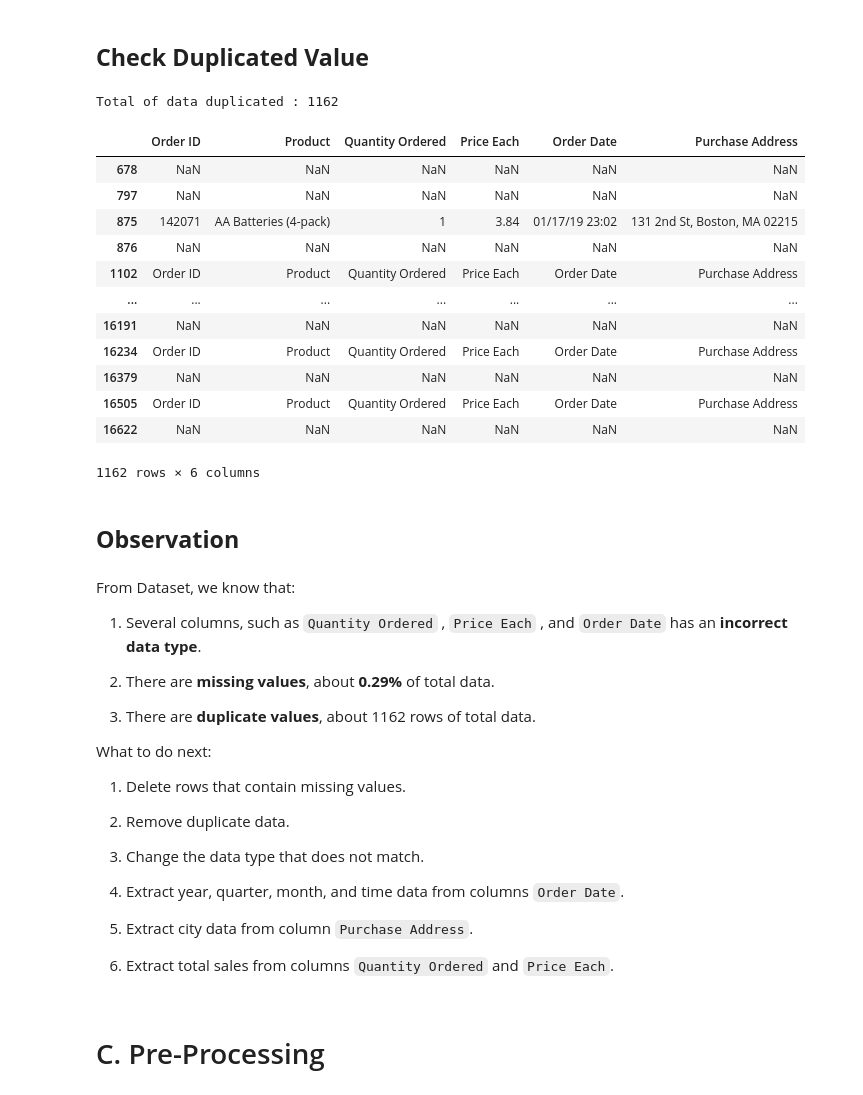
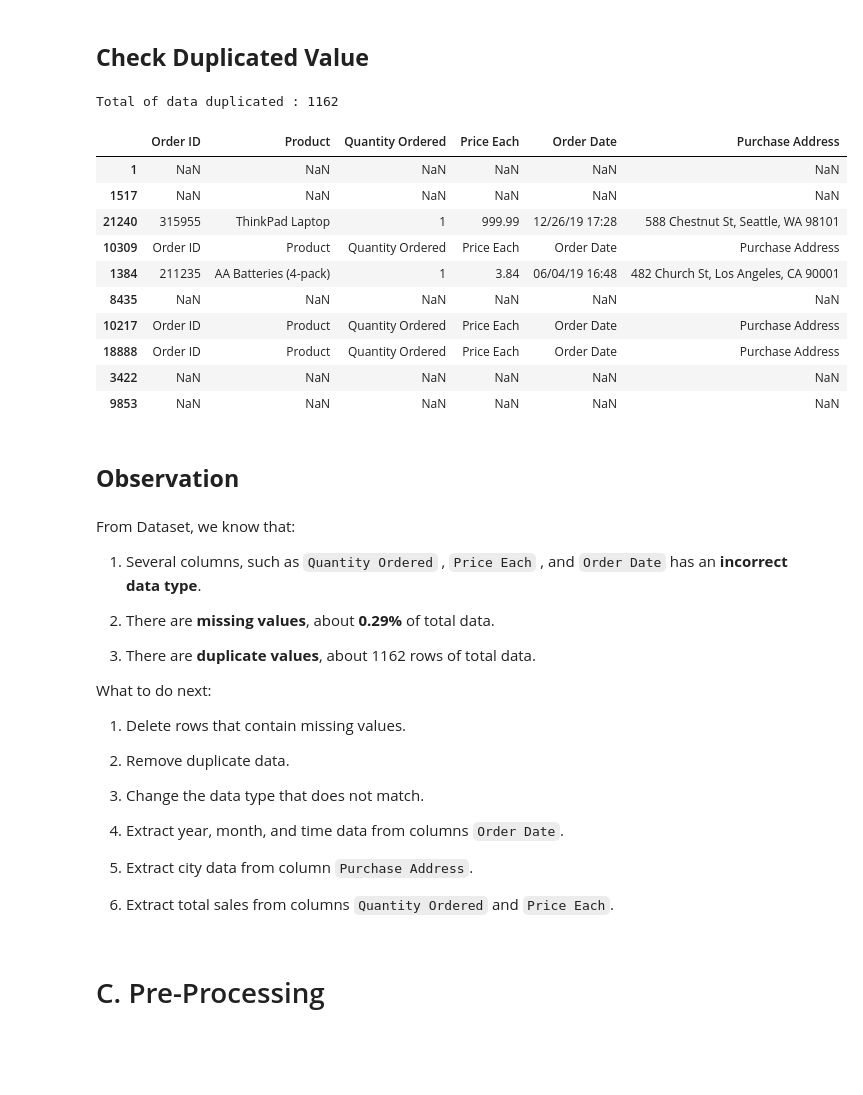
Before and after one commit to abdsyafiq/Sales-Analysis, a Jupyter notebook: Sales_Product_Data.ipynb, the cells around one changed output. Cells and saved outputs as stored; diff of their text form; code cells hidden in the pictures; blank space fills up the shorter version.

```diff
--- a/Sales_Product_Data.ipynb
+++ b/Sales_Product_Data.ipynb
@@ -65,14 +67,14 @@ A target market analysis is an assessment of how your product or service fits in
 # %% [markdown]
 ## **Import and Read Data**
 # %%
-files = [j for j in os.listdir('/content/drive/MyDrive/Apa aja yang gajelas/Sales Product Data/Data')]
+files = [j for j in os.listdir('/content/drive/MyDrive/Analysis/Sales Product Data/Data')]
 
 # let's make a pandas DataFrame
 data_raw = pd.DataFrame()
 
 # makes a loop for concat the data
 for file in files:
-    data = pd.read_csv('/content/drive/MyDrive/Apa aja yang gajelas/Sales Product Data/Data/' + file)
+    data = pd.read_csv('/content/drive/MyDrive/Analysis/Sales Product Data/Data/' + file)
     data_raw  = pd.concat([data_raw , data])
 # %%
 data_raw.sample(10)
@@ -127,22 +129,20 @@ data_null
 ## **Check Duplicated Value**
 # %%
 print('Total of data duplicated :', data_raw.duplicated().sum(), '\n')
-data_raw[data_raw.duplicated()]
+data_raw[data_raw.duplicated()].sample(10)
 # %% [output]
 Total of data duplicated : 1162
 |  | Order ID | Product | Quantity Ordered | Price Each | Order Date | Purchase Address |
-| 678 | NaN | NaN | NaN | NaN | NaN | NaN |
-| 797 | NaN | NaN | NaN | NaN | NaN | NaN |
-| 875 | 142071 | AA Batteries (4-pack) | 1 | 3.84 | 01/17/19 23:02 | 131 2nd St, Boston, MA 02215 |
-| 876 | NaN | NaN | NaN | NaN | NaN | NaN |
-| 1102 | Order ID | Product | Quantity Ordered | Price Each | Order Date | Purchase Address |
-| ... | ... | ... | ... | ... | ... | ... |
-| 16191 | NaN | NaN | NaN | NaN | NaN | NaN |
-| 16234 | Order ID | Product | Quantity Ordered | Price Each | Order Date | Purchase Address |
-| 16379 | NaN | NaN | NaN | NaN | NaN | NaN |
-| 16505 | Order ID | Product | Quantity Ordered | Price Each | Order Date | Purchase Address |
-| 16622 | NaN | NaN | NaN | NaN | NaN | NaN |
+| 1 | NaN | NaN | NaN | NaN | NaN | NaN |
+| 1517 | NaN | NaN | NaN | NaN | NaN | NaN |
+| 21240 | 315955 | ThinkPad Laptop | 1 | 999.99 | 12/26/19 17:28 | 588 Chestnut St, Seattle, WA 98101 |
+| 10309 | Order ID | Product | Quantity Ordered | Price Each | Order Date | Purchase Address |
+| 1384 | 211235 | AA Batteries (4-pack) | 1 | 3.84 | 06/04/19 16:48 | 482 Church St, Los Angeles, CA 90001 |
+| 8435 | NaN | NaN | NaN | NaN | NaN | NaN |
+| 10217 | Order ID | Product | Quantity Ordered | Price Each | Order Date | Purchase Address |
+| 18888 | Order ID | Product | Quantity Ordered | Price Each | Order Date | Purchase Address |
+| 3422 | NaN | NaN | NaN | NaN | NaN | NaN |
+| 9853 | NaN | NaN | NaN | NaN | NaN | NaN |
-1162 rows × 6 columns
 # %% [markdown]
 ## **Observation**
 # %% [markdown]
@@ -162,7 +162,7 @@ What to do next:
 
 3. Change the data type that does not match.
 
-4. Extract year, quarter, month, and time data from columns `Order Date`.
+4. Extract year, month, and time data from columns `Order Date`.
 
 5. Extract city data from column `Purchase Address`.
 
```
Also changed, not shown: parts of 24 cells of this notebook.
